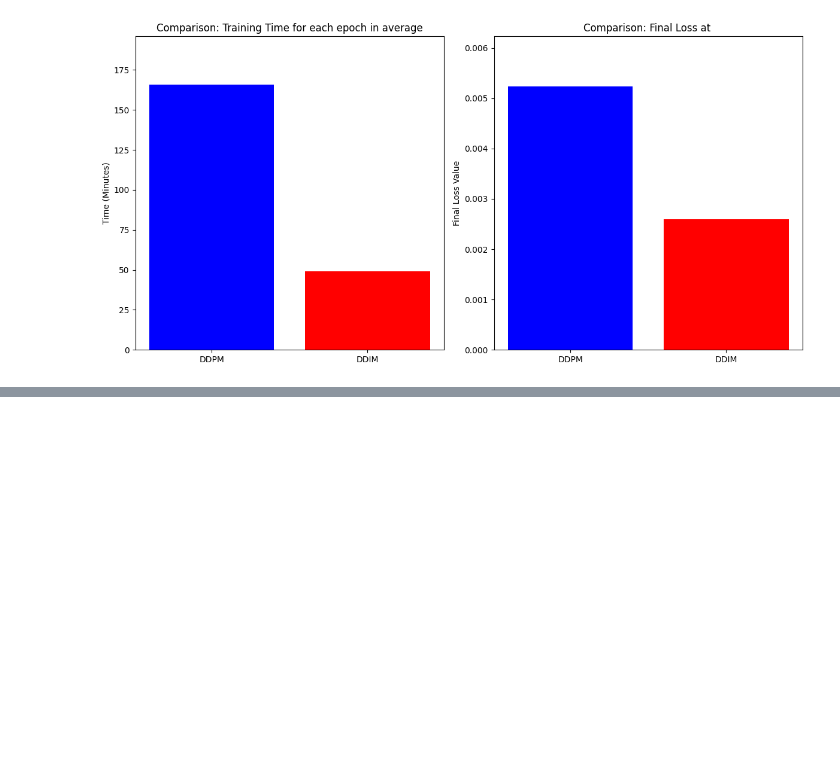
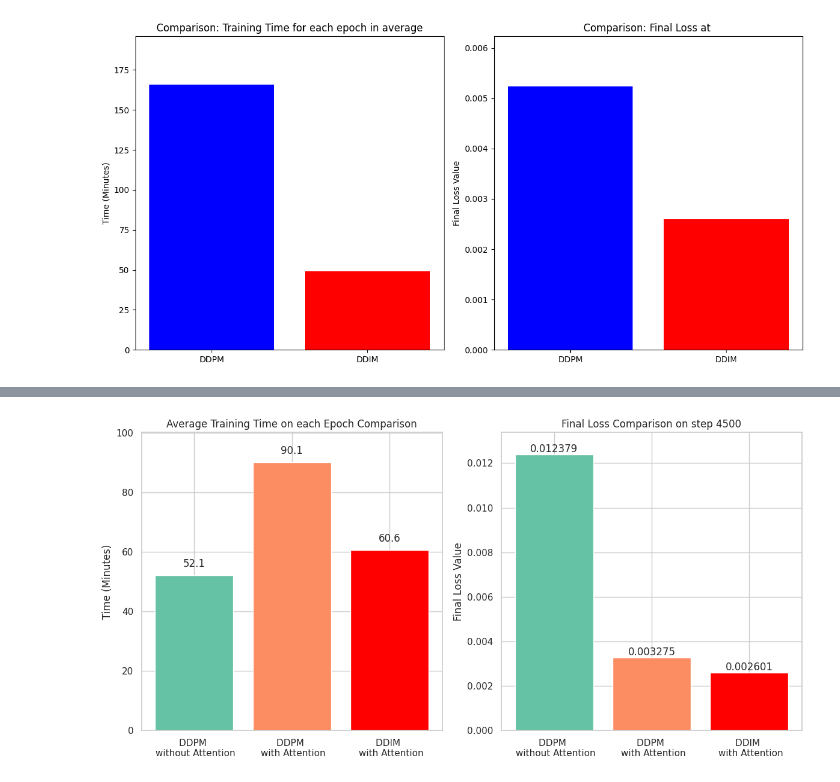
Before and after one commit to HaibinLai/CrashSimGen, a Jupyter notebook: Attention/DDIM_speed_visualize.ipynb, the cells around one changed output, grey strips where cells are left out. Cells and saved outputs as stored; diff of their text form; code cells hidden in the pictures; blank space fills up the shorter version.

```diff
--- a/Attention/DDIM_speed_visualize.ipynb
+++ b/Attention/DDIM_speed_visualize.ipynb
@@ -100,0 +179,71 @@ plt.show()
+# %%
+import matplotlib.pyplot as plt
+import numpy as np
+import seaborn as sns
+
+# 假设的数据
+models = ['DDPM \n without Attention', 'DDPM \n with Attention', 'DDIM \n with Attention']
+
+# 训练时长（以分钟为单位）
+time_minutes = [52.1, 90.1, 60.6]
+
+# 最终损失值
+final_loss = [0.012378881, 0.00327464, 0.002600512]
+
+# 设置位置
+x = np.arange(len(models))
+
+# 创建图形
+fig, (ax1, ax2) = plt.subplots(1, 2, figsize=(12, 6))
+
+# 使用seaborn调色板
+palette = sns.color_palette("Set2", len(models))
+
+# 强调"Attention with DDIM"的颜色
+highlight_color = 'red'  # 你可以选择其他显眼的颜色
+colors = [palette[0], palette[1], highlight_color]
+
+# 绘制训练时长条形图
+bars1 = ax1.bar(x, time_minutes, color=colors)
+ax1.set_title('Average Training Time on each Epoch Comparison')
+ax1.set_ylabel('Time (Minutes)')
+ax1.set_xticks(x)
+ax1.set_xticklabels(models)
+ax1.set_ylim(0, max(time_minutes) + 10)  # 给y轴留一点空间
+
+# 在训练时长条形图上添加数字标签
+for i, bar in enumerate(bars1):
+    ax1.text(bar.get_x() + bar.get_width() / 2, bar.get_height() + 2,  # x, y 坐标
+             f'{bar.get_height():.1f}',  # 显示数字，保留1位小数
+             ha='center', va='bottom', fontsize=12)
+
+# 绘制最终损失值条形图
+bars2 = ax2.bar(x, final_loss, color=colors)
+ax2.set_title('Final Loss Comparison on step 4500')
+ax2.set_ylabel('Final Loss Value')
+ax2.set_xticks(x)
+ax2.set_xticklabels(models)
+ax2.set_ylim(0, max(final_loss) + 0.001)  # 给y轴留一点空间
+
+# 在最终损失值条形图上添加数字标签
+for i, bar in enumerate(bars2):
+    ax2.text(bar.get_x() + bar.get_width() / 2, bar.get_height(),  # x, y 坐标
+             f'{bar.get_height():.6f}',  # 显示数字
+             ha='center', va='bottom', fontsize=12)
+
+# 设置Seaborn样式
+sns.set(style="whitegrid")
+
+# # 为"Attention with DDIM"添加注释
+# ax2.annotate('Attention with DDIM',
+#              xy=(2, final_loss[2]),
+#              xytext=(2.2, final_loss[2] + 0.001),
+#              arrowprops=dict(facecolor='black', arrowstyle="->"),
+#              fontsize=12, color='red')
+
+# 显示图形
+plt.tight_layout()
+plt.savefig('comparison_on_time_highlighted2.png')
+plt.show()
+# %% [output]
+[figure, added]
```
Also changed, not shown: parts of 3 cells of this notebook, 11 other files.
